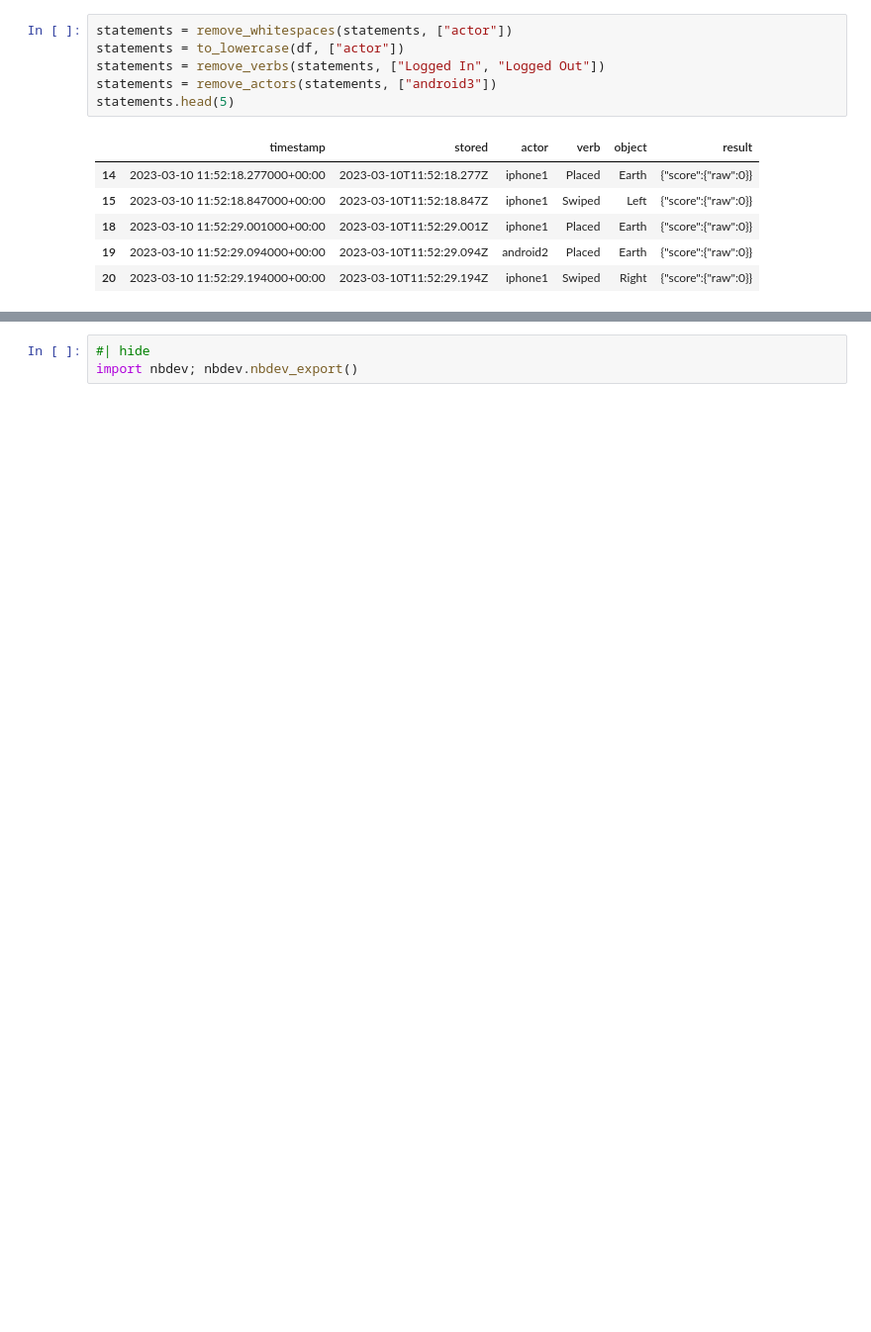
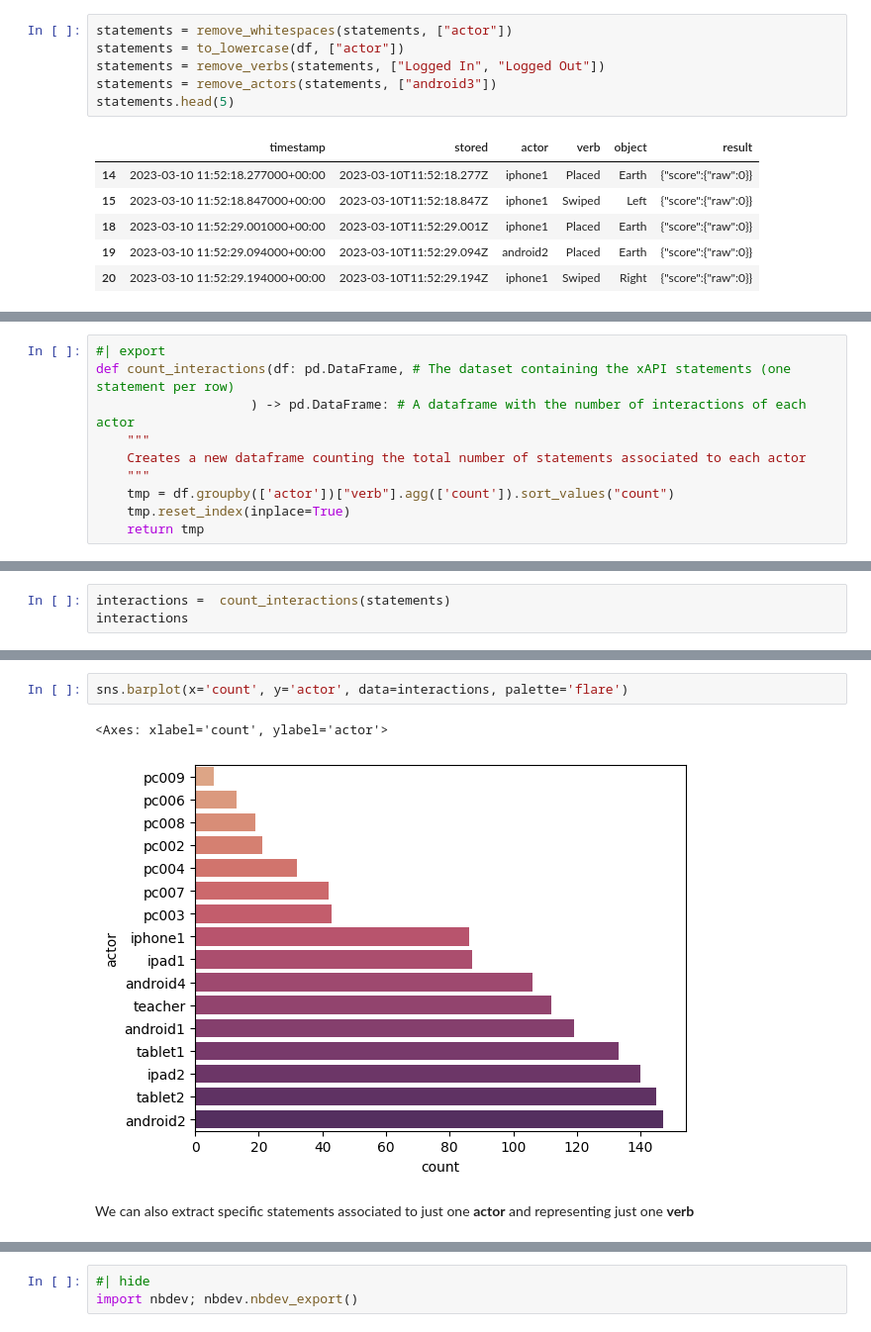
Before and after one commit to Stocastico/xapi_analysis, a Jupyter notebook: nbs/01_input_csv.ipynb, the cells around one changed output, grey strips where cells are left out. Shown at 99% size. Saved outputs shown, nothing was run; the diff lists cells and outputs as text; blank space fills up the shorter version.

```diff
--- a/nbs/01_input_csv.ipynb
+++ b/nbs/01_input_csv.ipynb
@@ -153,0 +158,10 @@ statements.head(5)
+# %%
+#| export
+def count_interactions(df: pd.DataFrame, # The dataset containing the xAPI statements (one statement per row)
+                    ) -> pd.DataFrame: # A dataframe with the number of interactions of each actor
+    """
+    Creates a new dataframe counting the total number of statements associated to each actor
+    """
+    tmp = df.groupby(['actor'])["verb"].agg(['count']).sort_values("count")
+    tmp.reset_index(inplace=True)
+    return tmp
@@ -153,0 +170,3 @@ statements.head(5)
+# %%
+interactions =  count_interactions(statements)
+interactions
@@ -153,0 +191,7 @@ statements.head(5)
+# %%
+sns.barplot(x='count', y='actor', data=interactions, palette='flare')
+# %% [output]
+<Axes: xlabel='count', ylabel='actor'>
+[figure, added]
+# %% [markdown]
+We can also extract specific statements associated to just one **actor** and representing just one **verb**
```
Also changed, not shown: parts of 9 cells of this notebook, 6 other files.
